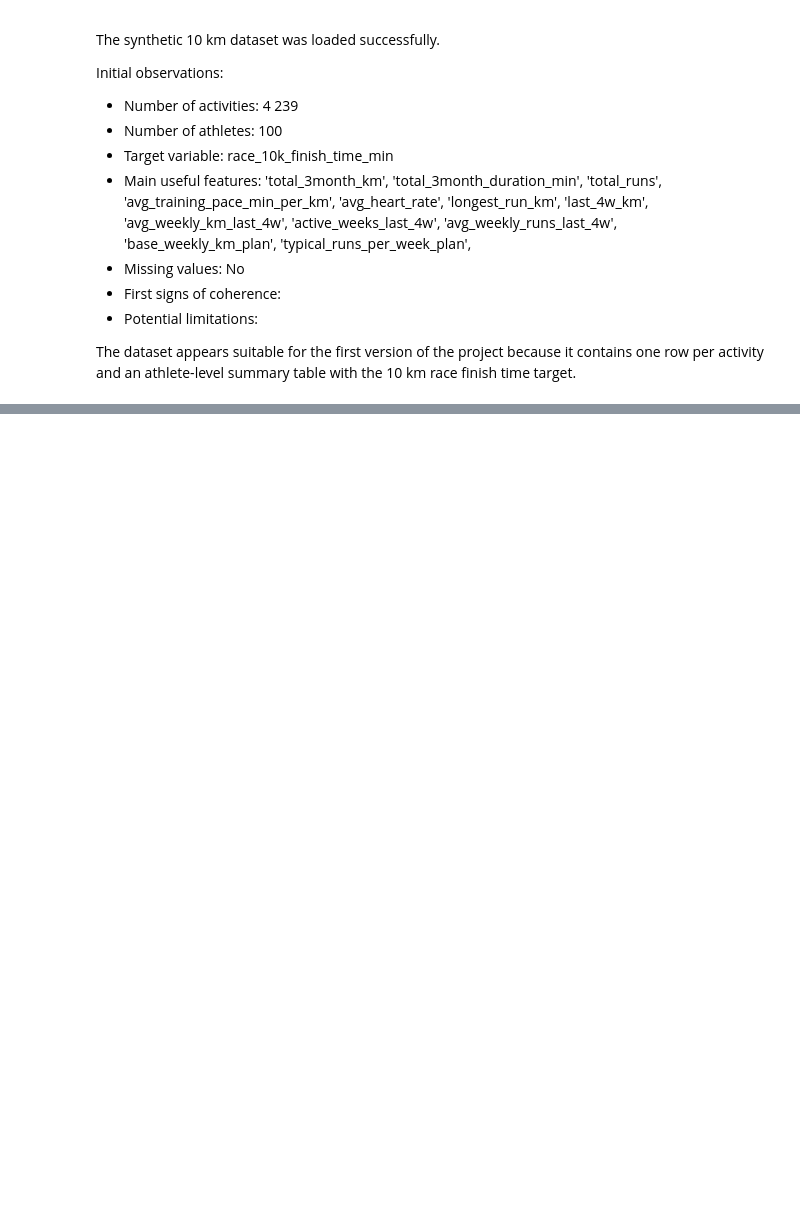
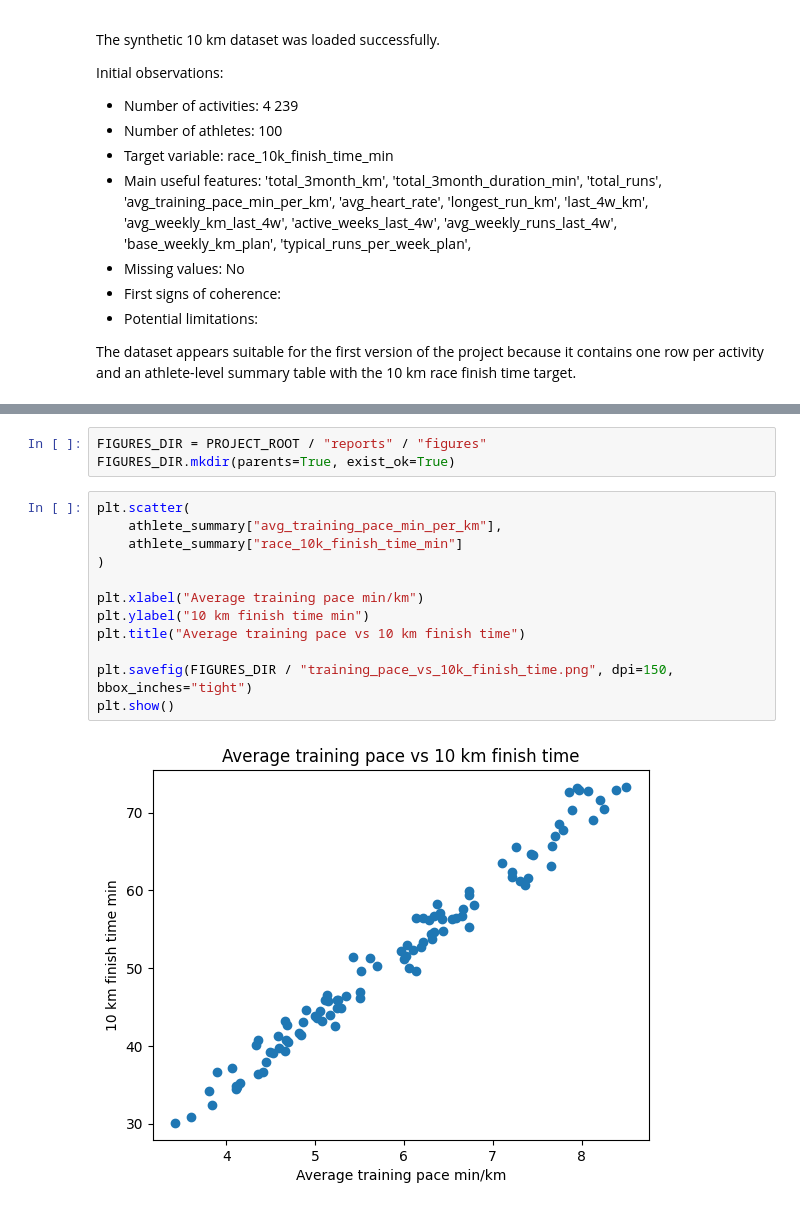
Before and after one commit to RiccardoPrestigiacomo-99/running-ml-performance, a Jupyter notebook: notebooks/01_public_data_exploration.ipynb, the cells around one changed output, grey strips where cells are left out. Saved outputs shown, nothing was run; the diff lists cells and outputs as text; blank space fills up the shorter version.

```diff
--- a/notebooks/01_public_data_exploration.ipynb
+++ b/notebooks/01_public_data_exploration.ipynb
@@ -248,0 +362,17 @@ The dataset appears suitable for the first version of the project because it con
+# %%
+FIGURES_DIR = PROJECT_ROOT / "reports" / "figures"
+FIGURES_DIR.mkdir(parents=True, exist_ok=True)
+# %%
+plt.scatter(
+    athlete_summary["avg_training_pace_min_per_km"],
+    athlete_summary["race_10k_finish_time_min"]
+)
+
+plt.xlabel("Average training pace min/km")
+plt.ylabel("10 km finish time min")
+plt.title("Average training pace vs 10 km finish time")
+
+plt.savefig(FIGURES_DIR / "training_pace_vs_10k_finish_time.png", dpi=150, bbox_inches="tight")
+plt.show()
+# %% [output]
+[figure, added]
```
Also changed, not shown: parts of 5 cells of this notebook, 1 other file.
